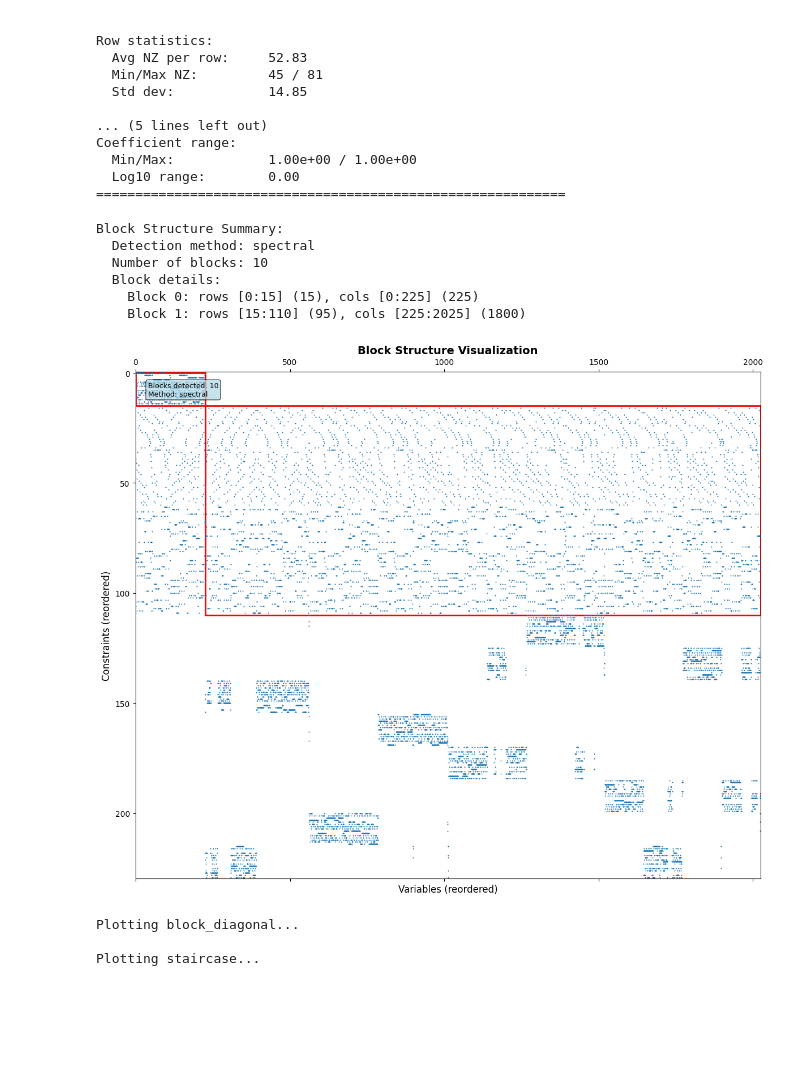
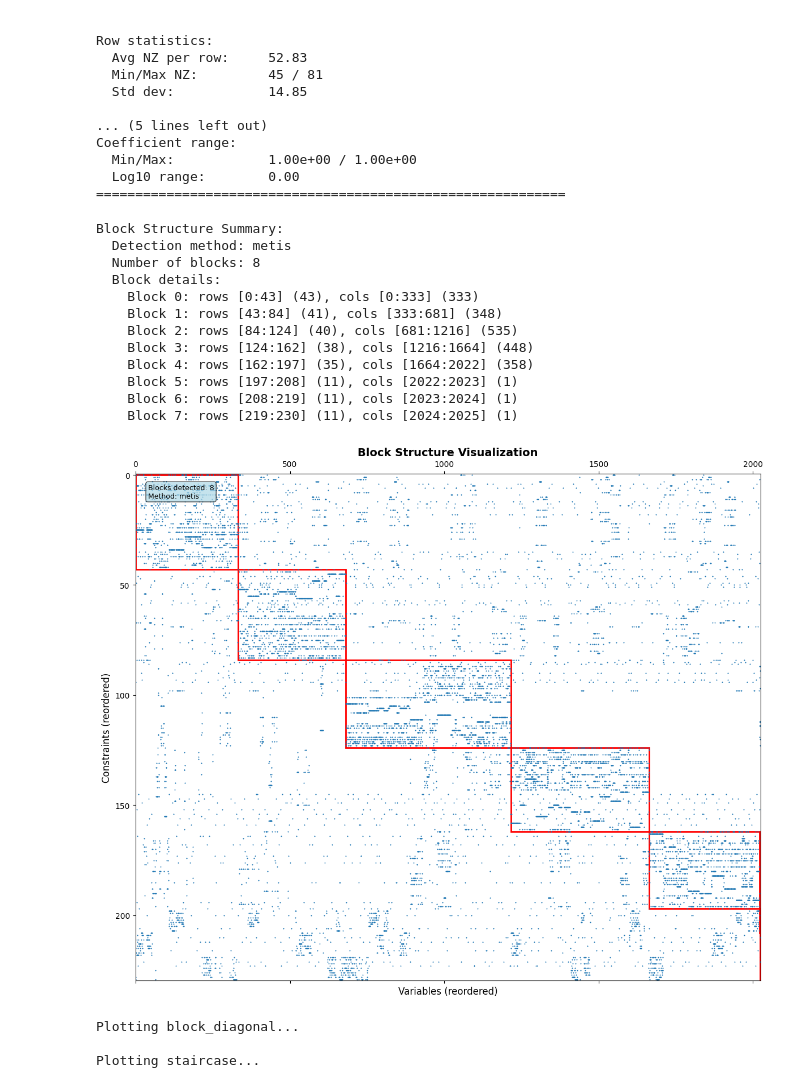
Before and after one commit to MarchisVlad/energy-system-preprocessing, a Jupyter notebook: tools/matrix-visualiser/blocks_10teams.ipynb, the cells around one changed output. Cells and saved outputs as stored; diff of their text form; code cells hidden in the pictures; blank space fills up the shorter version.

```diff
--- a/tools/matrix-visualiser/blocks_10teams.ipynb
+++ b/tools/matrix-visualiser/blocks_10teams.ipynb
@@ -34,21 +34,27 @@ Coefficient range:
   Log10 range:        0.00
 ============================================================
 # %%
-methods = ['rcm']
+methods = ['metis', 'spectral']
 
 structures = [analyser.detect_block_structure(method=method) for method in methods]
 
 for structure in structures:
     analyser.plot_block_structure(block_structure=structure)
     structure.summary()
 # %% [output]
 Block Structure Summary:
-  Detection method: spectral
-  Number of blocks: 10
+  Detection method: metis
+  Number of blocks: 8
   Block details:
-    Block 0: rows [0:15] (15), cols [0:225] (225)
-    Block 1: rows [15:110] (95), cols [225:2025] (1800)
+    Block 0: rows [0:43] (43), cols [0:333] (333)
+    Block 1: rows [43:84] (41), cols [333:681] (348)
+    Block 2: rows [84:124] (40), cols [681:1216] (535)
+    Block 3: rows [124:162] (38), cols [1216:1664] (448)
+    Block 4: rows [162:197] (35), cols [1664:2022] (358)
+    Block 5: rows [197:208] (11), cols [2022:2023] (1)
+    Block 6: rows [208:219] (11), cols [2023:2024] (1)
+    Block 7: rows [219:230] (11), cols [2024:2025] (1)
-[figure, old version]
+[figure, new version]
 # %%
 analyser.plot_all_detected_patterns()
 # %% [output]
```
Also changed, not shown: 1 other file.
